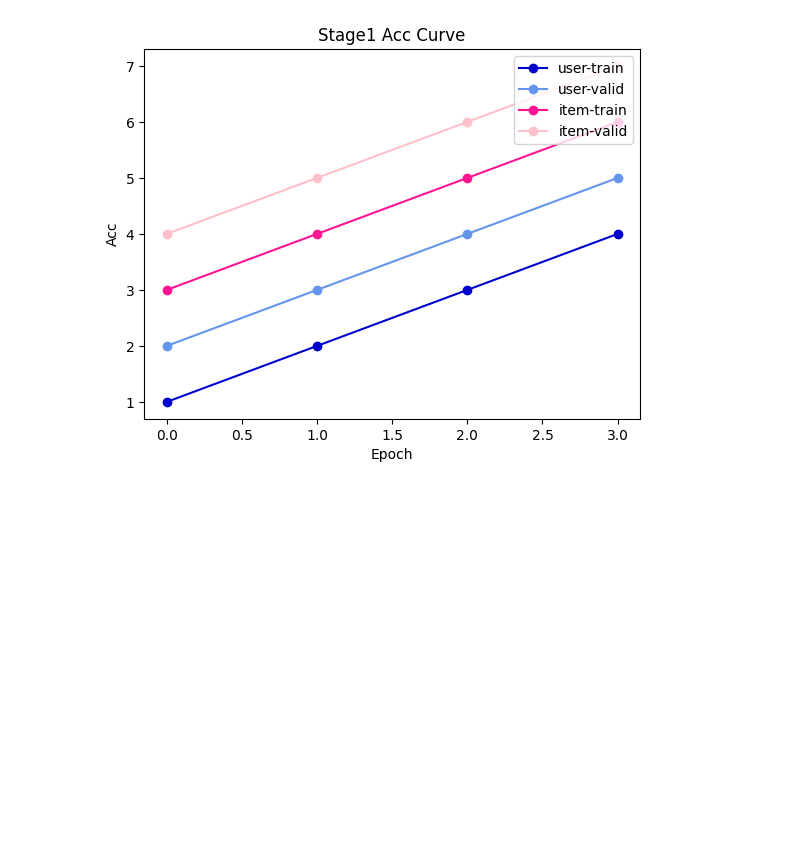
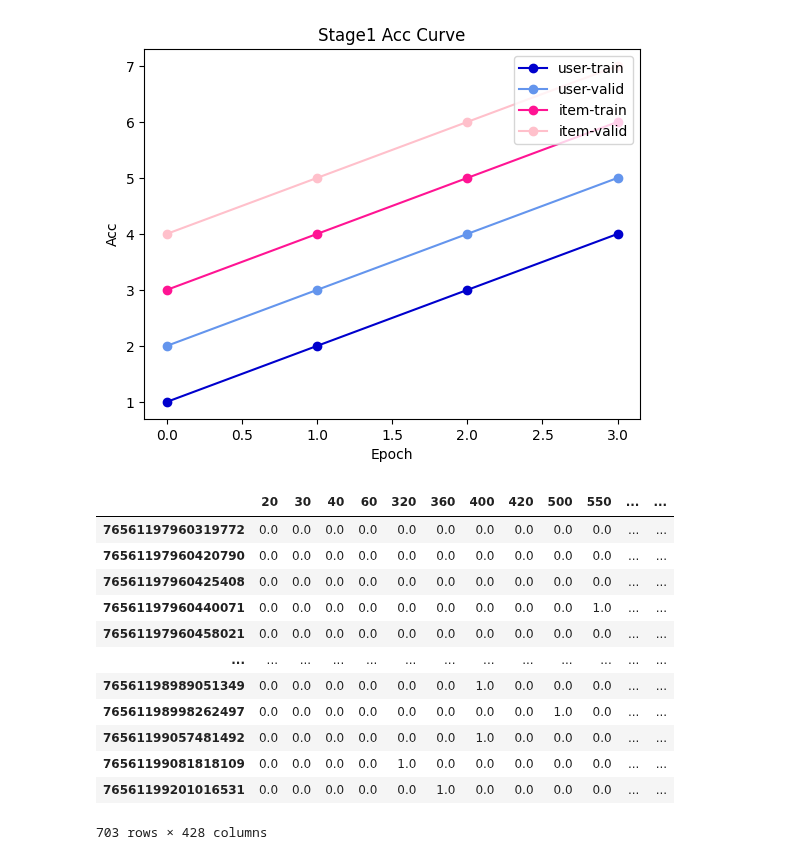
Before and after one commit to Albert40727/CL_HIAM, a Jupyter notebook: preprocess.ipynb, the cells around one changed output. Saved outputs shown, nothing was run; the diff lists cells and outputs as text; code cells hidden in the pictures; blank space fills up the shorter version.

```diff
--- a/preprocess.ipynb
+++ b/preprocess.ipynb
@@ -721,26 +742,40 @@ draw_acc_curve_stage1(t1,v1, t2, v2)
 #     if len(user_df[user_df["Like"]==0])/len(user_df) >= 0.7:
 #         print(user, len(user_df[user_df["Like"]==0]), len(user_df))
 # %%
-# review_df = pd.read_pickle("../data/test_df.pkl")
+review_df = pd.read_pickle("../data/test_df.pkl")
 
-# def get_empty_incidence_df():
-#     user_index = set(review_df["UserID"])
-#     app_index = set(review_df["AppID"])
-#     incidence_df = pd.DataFrame(index=set(user_index), columns=set(app_index), dtype=np.float32)
-#     incidence_df.fillna(0, inplace=True)
-#     incidence_df.sort_index(inplace=True)
-#     incidence_df = incidence_df.reindex(sorted(incidence_df.columns), axis=1)
-#     return incidence_df
+def get_empty_incidence_df():
+    user_index = set(review_df["UserID"])
+    app_index = set(review_df["AppID"])
+    incidence_df = pd.DataFrame(index=set(user_index), columns=set(app_index), dtype=np.float32)
+    incidence_df.fillna(0, inplace=True)
+    incidence_df.sort_index(inplace=True)
+    incidence_df = incidence_df.reindex(sorted(incidence_df.columns), axis=1)
+    return incidence_df
 
-# def get_true_incidence_df():
-#     user_index = set(review_df["UserID"])
-#     incidence_df = get_empty_incidence_df()
-#     for user in user_index:
-#         user_df = review_df[review_df["UserID"]==user]
-#         user_like_app_list = list(user_df[user_df["Like"]==1]["AppID"])
-#         incidence_df.at[user, user_like_app_list] = 1
-#     return incidence_df
+def get_true_incidence_df():
+    user_index = set(review_df["UserID"])
+    incidence_df = get_empty_incidence_df()
+    for user in user_index:
+        user_df = review_df[review_df["UserID"]==user]
+        user_like_app_list = list(user_df[user_df["Like"]==1]["AppID"])
+        incidence_df.at[user, user_like_app_list] = 1
+    return incidence_df
 
-# label_incidence_df = get_true_incidence_df()
-# label_incidence_df
+label_incidence_df = get_true_incidence_df()
+label_incidence_df
+# %% [output]
+|  | 20 | 30 | 40 | 60 | 320 | 360 | 400 | 420 | 500 | 550 | ... | ... |
+| 76561197960319772 | 0.0 | 0.0 | 0.0 | 0.0 | 0.0 | 0.0 | 0.0 | 0.0 | 0.0 | 0.0 | ... | ... |
+| 76561197960420790 | 0.0 | 0.0 | 0.0 | 0.0 | 0.0 | 0.0 | 0.0 | 0.0 | 0.0 | 0.0 | ... | ... |
+| 76561197960425408 | 0.0 | 0.0 | 0.0 | 0.0 | 0.0 | 0.0 | 0.0 | 0.0 | 0.0 | 0.0 | ... | ... |
+| 76561197960440071 | 0.0 | 0.0 | 0.0 | 0.0 | 0.0 | 0.0 | 0.0 | 0.0 | 0.0 | 1.0 | ... | ... |
+| 76561197960458021 | 0.0 | 0.0 | 0.0 | 0.0 | 0.0 | 0.0 | 0.0 | 0.0 | 0.0 | 0.0 | ... | ... |
+| ... | ... | ... | ... | ... | ... | ... | ... | ... | ... | ... | ... | ... |
+| 76561198989051349 | 0.0 | 0.0 | 0.0 | 0.0 | 0.0 | 0.0 | 1.0 | 0.0 | 0.0 | 0.0 | ... | ... |
+| 76561198998262497 | 0.0 | 0.0 | 0.0 | 0.0 | 0.0 | 0.0 | 0.0 | 0.0 | 1.0 | 0.0 | ... | ... |
+| 76561199057481492 | 0.0 | 0.0 | 0.0 | 0.0 | 0.0 | 0.0 | 1.0 | 0.0 | 0.0 | 0.0 | ... | ... |
+| 76561199081818109 | 0.0 | 0.0 | 0.0 | 0.0 | 1.0 | 0.0 | 0.0 | 0.0 | 0.0 | 0.0 | ... | ... |
+| 76561199201016531 | 0.0 | 0.0 | 0.0 | 0.0 | 0.0 | 1.0 | 0.0 | 0.0 | 0.0 | 0.0 | ... | ... |
+703 rows × 428 columns
 # %%
```
Also changed, not shown: parts of 10 cells of this notebook, 4 other files.
